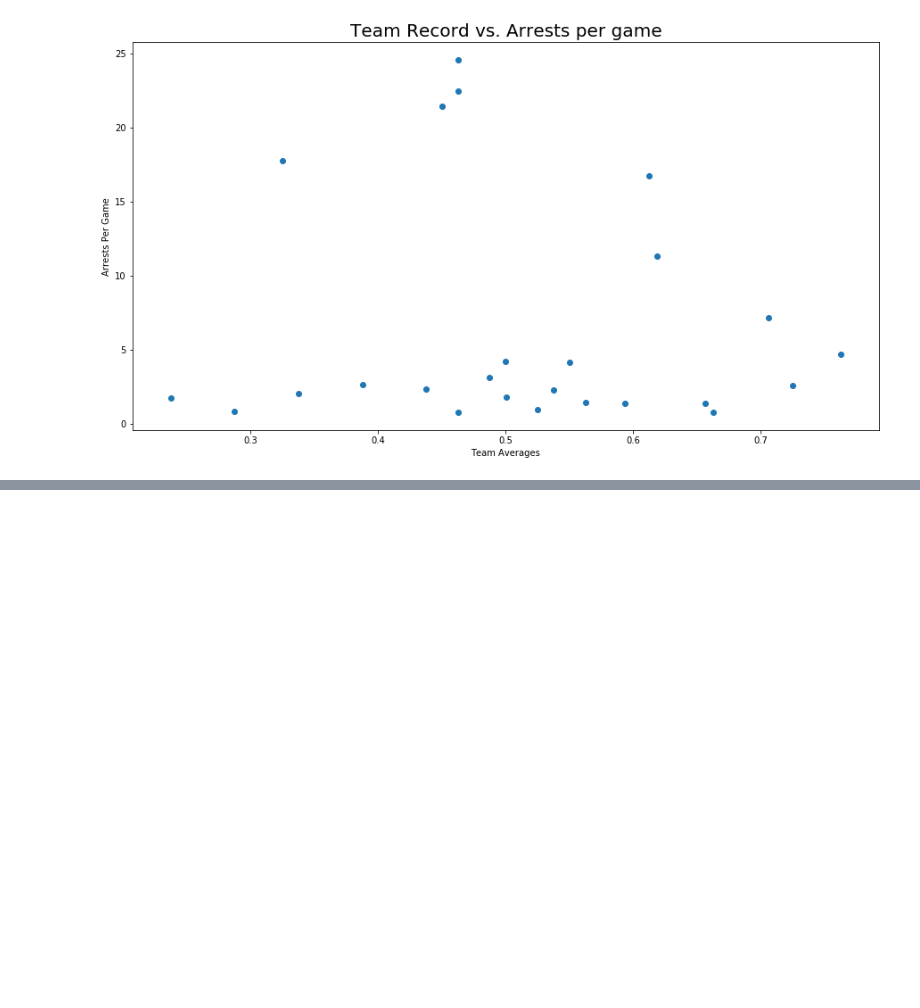
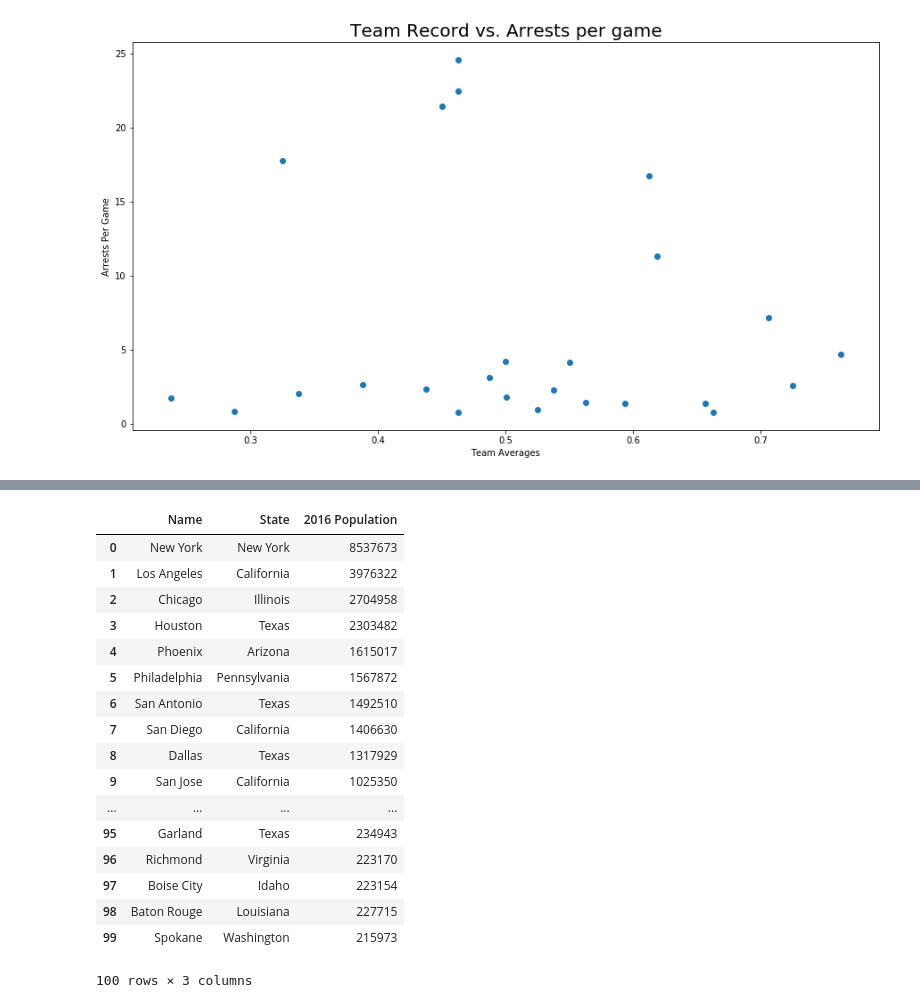
Before and after one commit to erictuscanes/Group-Project, a Jupyter notebook: NFL Arrests Notebook.ipynb, the cells around one changed output, grey strips where cells are left out. Saved outputs shown, nothing was run; the diff lists cells and outputs as text; code cells hidden in the pictures; blank space fills up the shorter version.

Commit message:
Added new Population dataset

```diff
--- a/NFL Arrests Notebook.ipynb
+++ b/NFL Arrests Notebook.ipynb
@@ -644,0 +596,24 @@ plt.show()
+# %%
+# Import city population data and drop unnecessary columns
+pop_data = pd.read_csv('Population_Data.csv')
+pop_data.drop(columns=['Rank', '2018 Population', '2010 Census', 'Change', '2018 Density'], inplace=True)
+pop_data
+# %% [output]
+|  | Name | State | 2016 Population |
+| 0 | New York | New York | 8537673 |
+| 1 | Los Angeles | California | 3976322 |
+| 2 | Chicago | Illinois | 2704958 |
+| 3 | Houston | Texas | 2303482 |
+| 4 | Phoenix | Arizona | 1615017 |
+| 5 | Philadelphia | Pennsylvania | 1567872 |
+| 6 | San Antonio | Texas | 1492510 |
+| 7 | San Diego | California | 1406630 |
+| 8 | Dallas | Texas | 1317929 |
+| 9 | San Jose | California | 1025350 |
+| ... | ... | ... | ... |
+| 95 | Garland | Texas | 234943 |
+| 96 | Richmond | Virginia | 223170 |
+| 97 | Boise City | Idaho | 223154 |
+| 98 | Baton Rouge | Louisiana | 227715 |
+| 99 | Spokane | Washington | 215973 |
+100 rows × 3 columns
```
Also changed, not shown: parts of 25 cells of this notebook, 2 other files.
